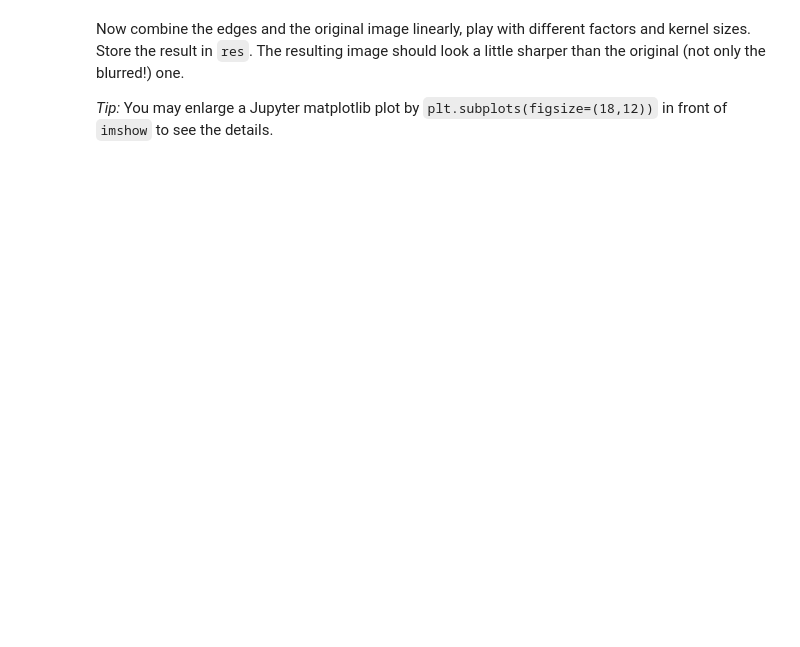
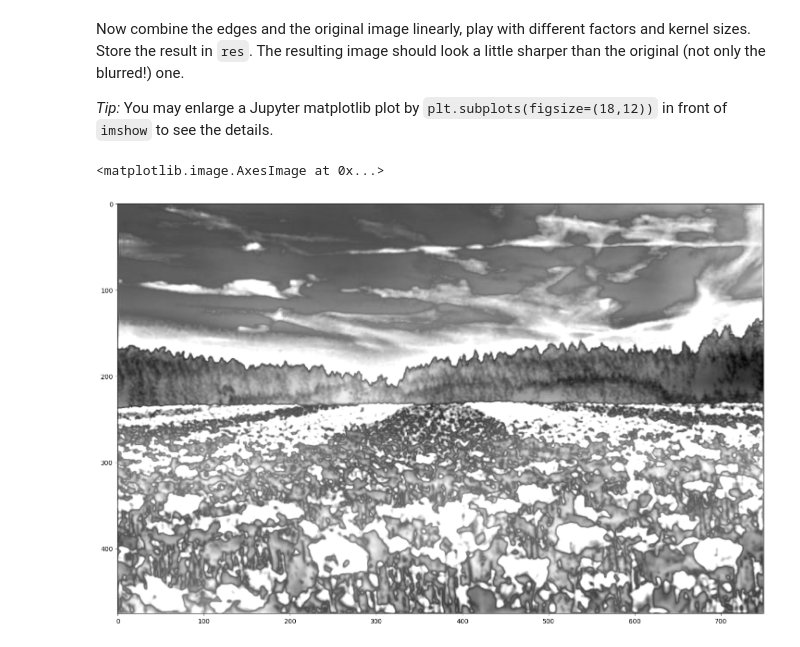
Before and after one commit to EIT-TI3/dbv-breiting, a Jupyter notebook: P1b.ipynb, the cells around one changed output. Saved outputs shown, nothing was run; the diff lists cells and outputs as text; code cells hidden in the pictures; blank space fills up the shorter version.

```diff
--- a/P1b.ipynb
+++ b/P1b.ipynb
@@ -64,6 +77,10 @@ Now combine the edges and the original image linearly, play with different facto
 
 _Tip:_ You may enlarge a Jupyter matplotlib plot by `plt.subplots(figsize=(18,12))` in front of `imshow` to see the details.
 # %%
-res =
+res = img + edges
 res = np.clip(res, 0, 1)
 plt.subplots(figsize=(18,12))
+plt.imshow(res, cmap='gray')
+# %% [output]
+<matplotlib.image.AxesImage at 0x...>
+[figure, added]
```
Also changed, not shown: parts of 4 cells of this notebook.
